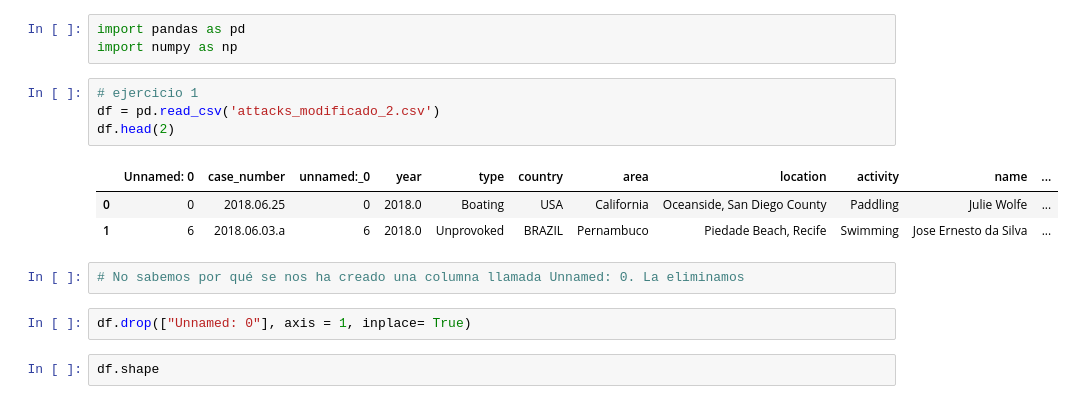
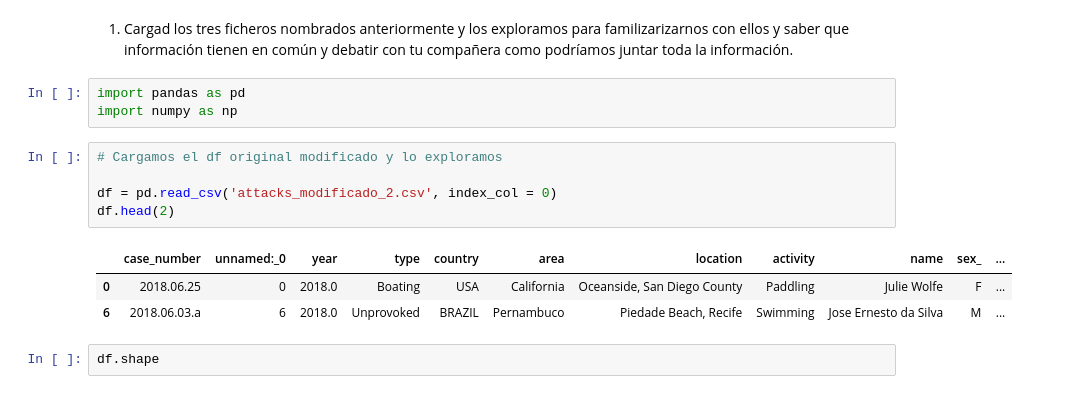
Before and after one commit to Adalab/DA-promo-b-modulo2-sprint-1-Antoanela-Chloe, a Jupyter notebook: pandas/pp-python-modulo-2-sprint-1-pandas-ejercicio-5-concat-merge-join/pp-python-modulo-2-sprint-1-pandas-ejercicio-5-concat-merge-join.ipynb, the cells around one changed output. Cells and saved outputs as stored; diff of their text form.

```diff
--- a/pandas/pp-python-modulo-2-sprint-1-pandas-ejercicio-5-concat-merge-join/pp-python-modulo-2-sprint-1-pandas-ejercicio-5-concat-merge-join.ipynb
+++ b/pandas/pp-python-modulo-2-sprint-1-pandas-ejercicio-5-concat-merge-join/pp-python-modulo-2-sprint-1-pandas-ejercicio-5-concat-merge-join.ipynb
@@ -23,18 +12,17 @@ Para llevar a cabo nuestro objetivo tendréis que seguir los siguientes pasos:
+# %% [markdown]
+1. Cargad los tres ficheros nombrados anteriormente y los exploramos para familizarizarnos con ellos y saber que información tienen en común y debatir con tu compañera como podríamos juntar toda la información.
 # %%
 import pandas as pd
 import numpy as np
 # %%
-# ejercicio 1
-df = pd.read_csv('attacks_modificado_2.csv')
+# Cargamos el df original modificado y lo exploramos
+
+df = pd.read_csv('attacks_modificado_2.csv', index_col = 0)
 df.head(2)
 # %% [output]
-|  | Unnamed: 0 | case_number | unnamed:_0 | year | type | country | area | location | activity | name | ... |
-| 0 | 0 | 2018.06.25 | 0 | 2018.0 | Boating | USA | California | Oceanside, San Diego County | Paddling | Julie Wolfe | ... |
-| 1 | 6 | 2018.06.03.a | 6 | 2018.0 | Unprovoked | BRAZIL | Pernambuco | Piedade Beach, Recife | Swimming | Jose Ernesto da Silva | ... |
+|  | case_number | unnamed:_0 | year | type | country | area | location | activity | name | sex_ | ... |
+| 0 | 2018.06.25 | 0 | 2018.0 | Boating | USA | California | Oceanside, San Diego County | Paddling | Julie Wolfe | F | ... |
+| 6 | 2018.06.03.a | 6 | 2018.0 | Unprovoked | BRAZIL | Pernambuco | Piedade Beach, Recife | Swimming | Jose Ernesto da Silva | M | ... |
-# %%
-# No sabemos por qué se nos ha creado una columna llamada Unnamed: 0. La eliminamos
-# %%
-df.drop(["Unnamed: 0"], axis = 1, inplace= True)
 # %%
 df.shape
 # %% [output]
```
Also changed, not shown: parts of 33 cells of this notebook, 6 other files.
